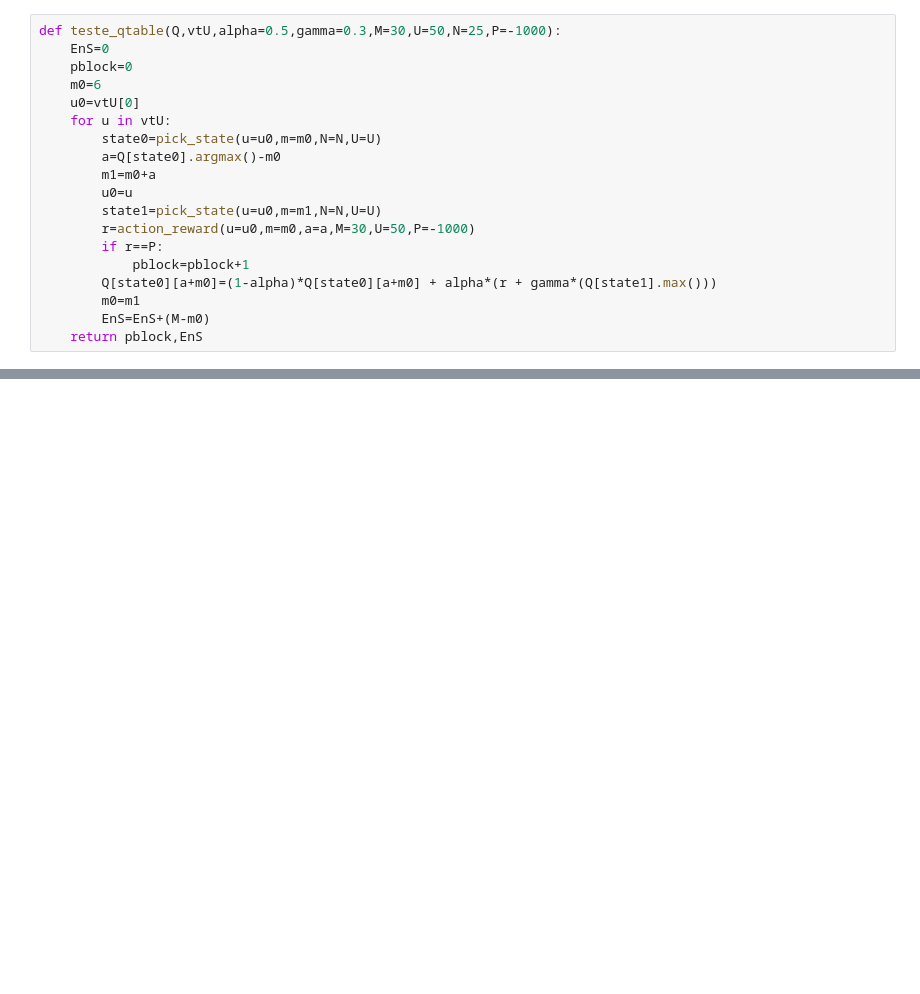
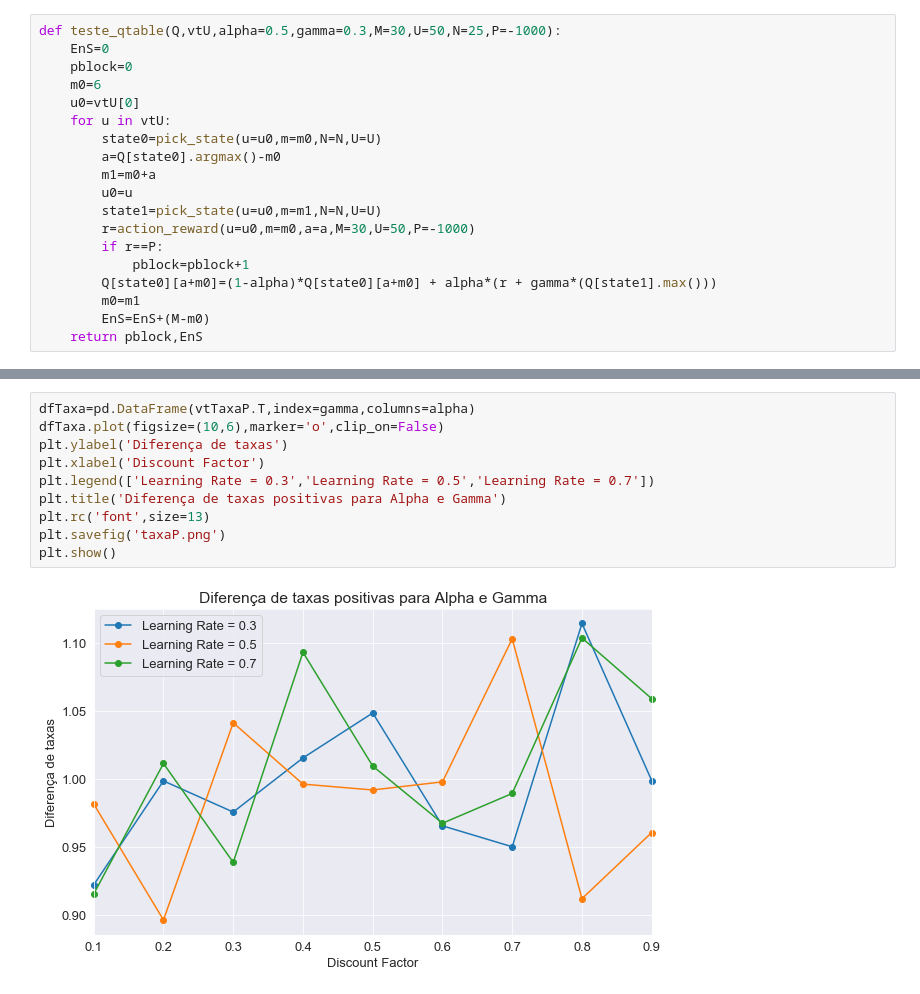
Before and after one commit to Yurisalesr/IC, a Jupyter notebook: Teste-trafego.ipynb, the cells around one changed output, grey strips where cells are left out. Drawn from its saved outputs; the diff is of its cells as text; blank space fills up the shorter version.

```diff
--- a/Teste-trafego.ipynb
+++ b/Teste-trafego.ipynb
@@ -221,0 +440,12 @@ a
+# %%
+dfTaxa=pd.DataFrame(vtTaxaP.T,index=gamma,columns=alpha)
+dfTaxa.plot(figsize=(10,6),marker='o',clip_on=False)
+plt.ylabel('Diferença de taxas')
+plt.xlabel('Discount Factor')
+plt.legend(['Learning Rate = 0.3','Learning Rate = 0.5','Learning Rate = 0.7'])
+plt.title('Diferença de taxas positivas para Alpha e Gamma')
+plt.rc('font',size=13)
+plt.savefig('taxaP.png')
+plt.show()
+# %% [output]
+[figure, added]
```
Also changed, not shown: parts of 49 cells of this notebook.
